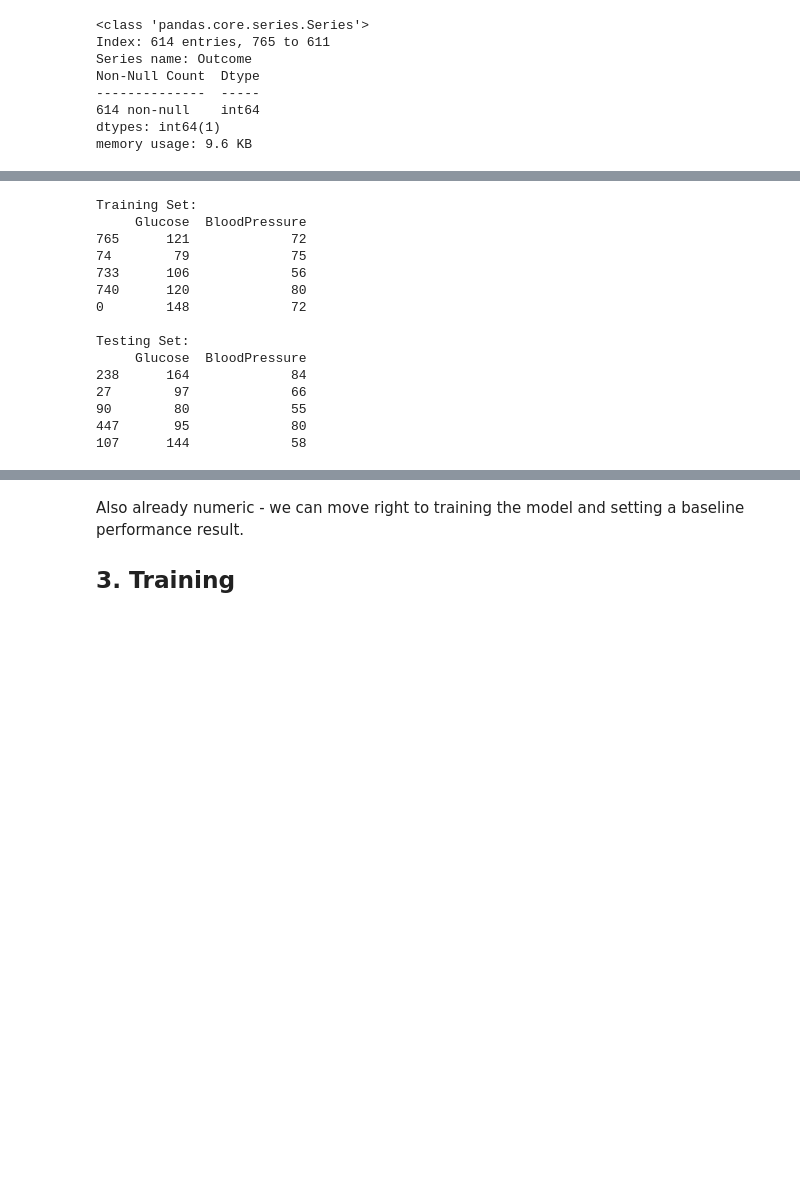
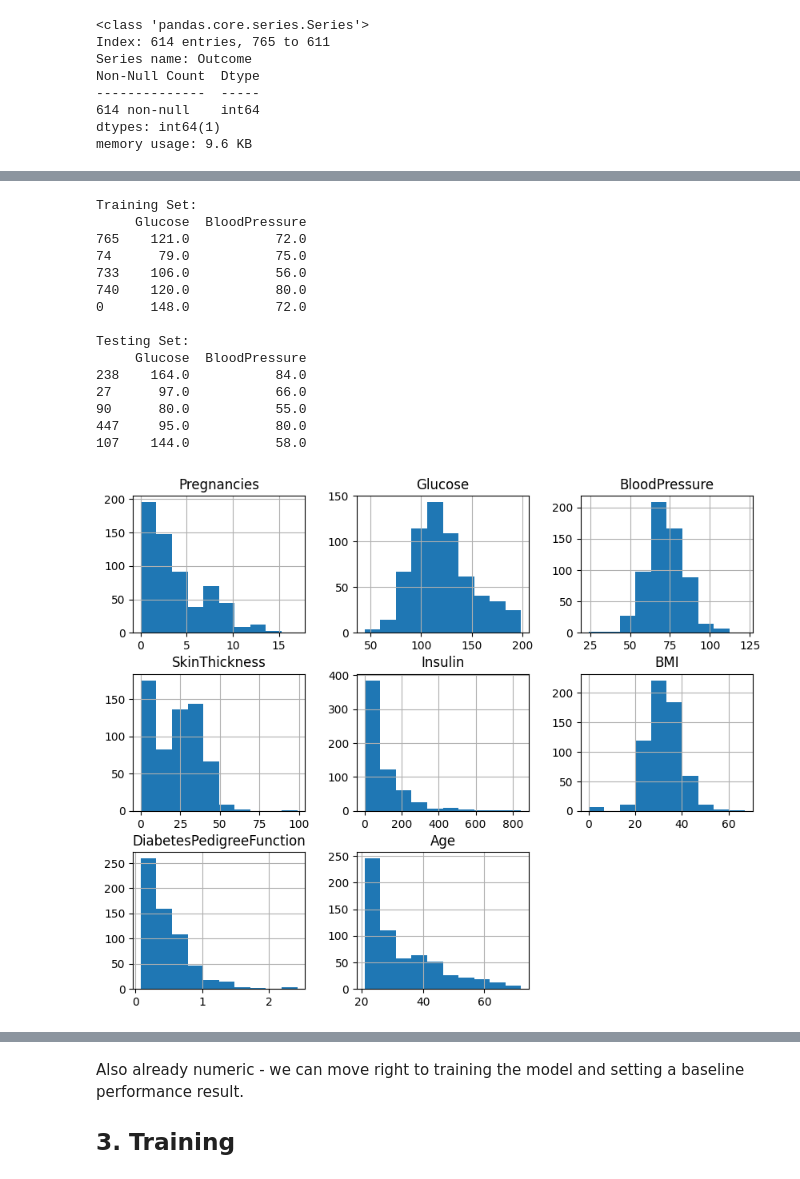
Before and after one commit to 4GeeksAcademy/aaronmatthews4-gperdrizet-decision-tree-project-class-main, a Jupyter notebook: src/mvp.ipynb, the cells around one changed output, grey strips where cells are left out. Saved outputs shown, nothing was run; the diff lists cells and outputs as text; code cells hidden in the pictures; blank space fills up the shorter version.

```diff
--- a/src/mvp.ipynb
+++ b/src/mvp.ipynb
@@ -152,0 +134,19 @@ print(data_df[['Glucose', 'BloodPressure']].head())
+# %%
+import pandas as pd
+from sklearn.model_selection import train_test_split
+
+# Replace 0s with NaN in the columns 'Glucose' and 'BloodPressure'
+training_features[['Glucose', 'BloodPressure']] = training_features[['Glucose', 'BloodPressure']].replace(0, pd.NA)
+testing_features[['Glucose', 'BloodPressure']] = testing_features[['Glucose', 'BloodPressure']].replace(0, pd.NA)
+
+# Impute missing values in the training set
+training_features['Glucose'] = training_features['Glucose'].fillna(training_features['Glucose'].mean())
+training_features['BloodPressure'] = training_features['BloodPressure'].fillna(training_features['BloodPressure'].mean())
+
+# Use the training set mean to fill missing values in the testing set
+testing_features['Glucose'] = testing_features['Glucose'].fillna(training_features['Glucose'].mean())
+testing_features['BloodPressure'] = testing_features['BloodPressure'].fillna(training_features['BloodPressure'].mean())
+
+# Check the imputed data
+print("Training features:\n", training_features[['Glucose', 'BloodPressure']].head())
+print("Testing features:\n", testing_features[['Glucose', 'BloodPressure']].head())
@@ -159,16 +174,22 @@ print(testing_features[['Glucose', 'BloodPressure']].head())
 # %% [output]
 Training Set:
      Glucose  BloodPressure
-765      121             72
-74        79             75
-733      106             56
-740      120             80
-0        148             72
+765    121.0           72.0
+74      79.0           75.0
+733    106.0           56.0
+740    120.0           80.0
+0      148.0           72.0
 
 Testing Set:
      Glucose  BloodPressure
-238      164             84
-27        97             66
-90        80             55
-447       95             80
-107      144             58
+238    164.0           84.0
+27      97.0           66.0
+90      80.0           55.0
+447     95.0           80.0
+107    144.0           58.0
+# %%
+import matplotlib as plt
+
+_=training_features.hist(figsize=(10, 8))
+# %% [output]
+[figure, added]
```
Also changed, not shown: parts of 15 cells of this notebook.
